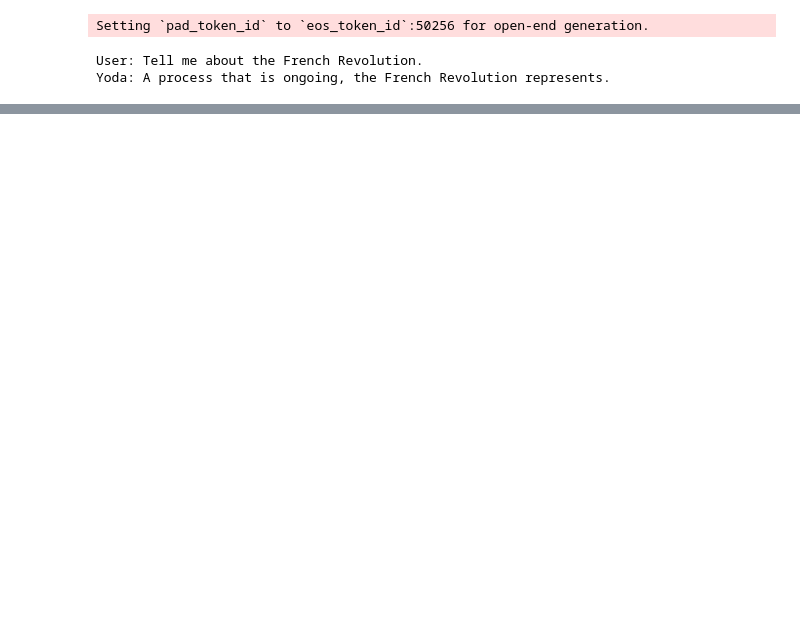
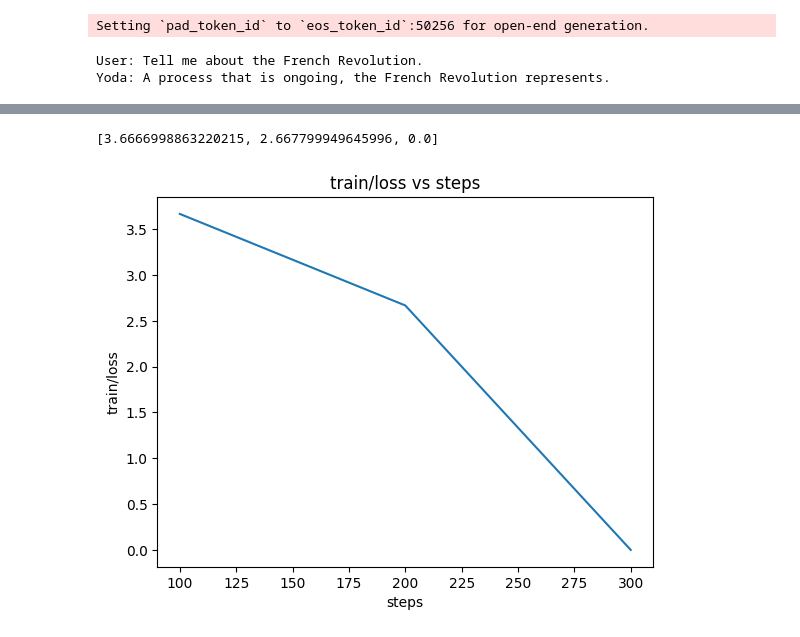
Before and after one commit to webs8328/YodaNLP, a Jupyter notebook: gpt_code/LoRA.ipynb, the cells around one changed output, grey strips where cells are left out. Drawn from its saved outputs; the diff is of its cells as text; code cells hidden in the pictures; blank space fills up the shorter version.

Commit message:
plotting

```diff
--- a/gpt_code/LoRA.ipynb
+++ b/gpt_code/LoRA.ipynb
@@ -71,3 +69,6 @@ print(lt.LoRATuner.get_response(pipe, "User: Tell me about the French Revolution
 Setting `pad_token_id` to `eos_token_id`:50256 for open-end generation.
 User: Tell me about the French Revolution.
 Yoda: A process that is ongoing, the French Revolution represents.
+# %%
+plotter = pu.Plotter("test_output3")
+plotter.print_potential_scalars()
@@ -73,0 +77,5 @@ Yoda: A process that is ongoing, the French Revolution represents.
+# %%
+plotter.plot_scalars(['train/loss'])
+# %% [output]
+[3.6666998863220215, 2.667799949645996, 0.0]
+[figure, added]
```
Also changed, not shown: parts of 4 cells of this notebook, 1 other file.
